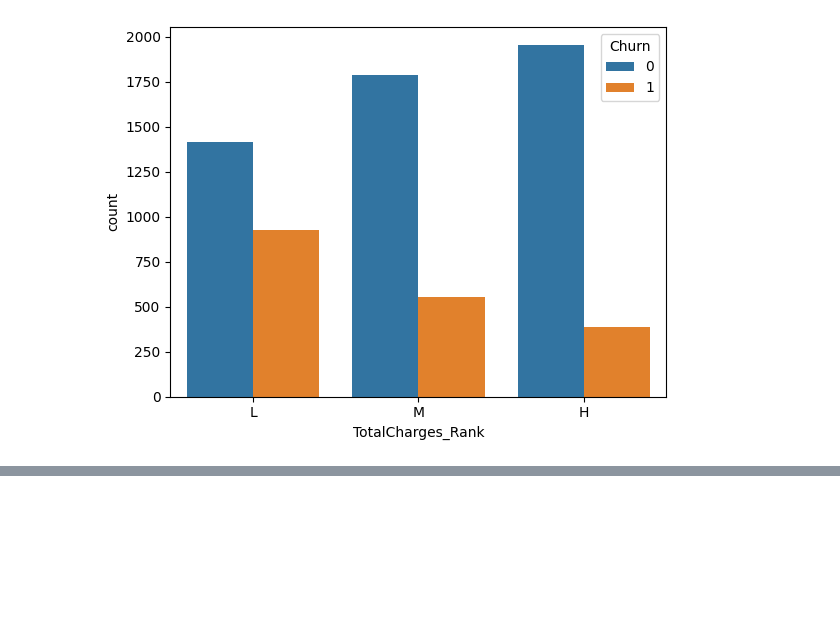
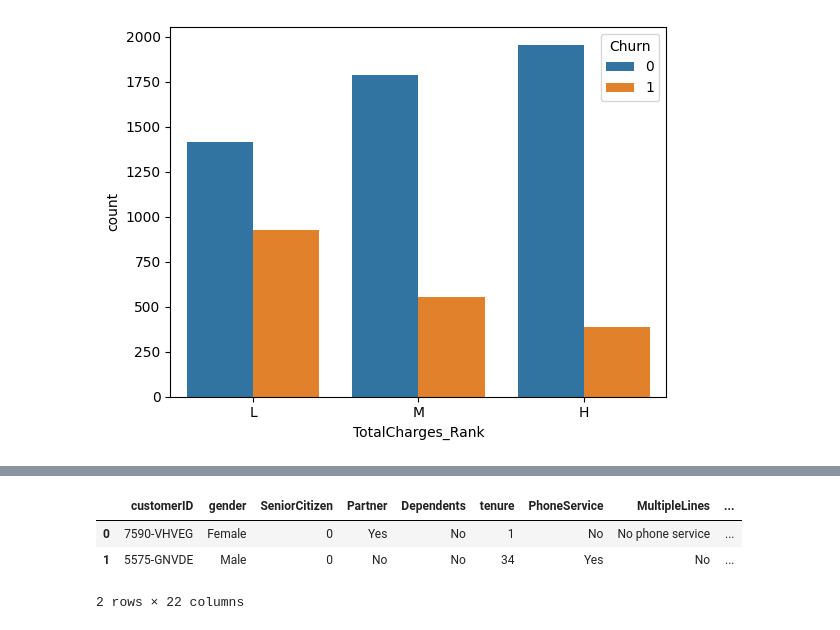
Before and after one commit to Raewon12/pandas-data-analysis, a Jupyter notebook: part5/EDA/telecom.ipynb, the cells around one changed output, grey strips where cells are left out. Cells and saved outputs as stored; diff of their text form; code cells hidden in the pictures; blank space fills up the shorter version.

```diff
--- a/part5/EDA/telecom.ipynb
+++ b/part5/EDA/telecom.ipynb
@@ -145,0 +216,7 @@ sns.countplot(data=df, x='TotalCharges_Rank',hue='Churn')
+# %%
+df.head(2)
+# %% [output]
+|  | customerID | gender | SeniorCitizen | Partner | Dependents | tenure | PhoneService | MultipleLines | ... |
+| 0 | 7590-VHVEG | Female | 0 | Yes | No | 1 | No | No phone service | ... |
+| 1 | 5575-GNVDE | Male | 0 | No | No | 34 | Yes | No | ... |
+2 rows × 22 columns
```
Also changed, not shown: parts of 11 cells of this notebook.
